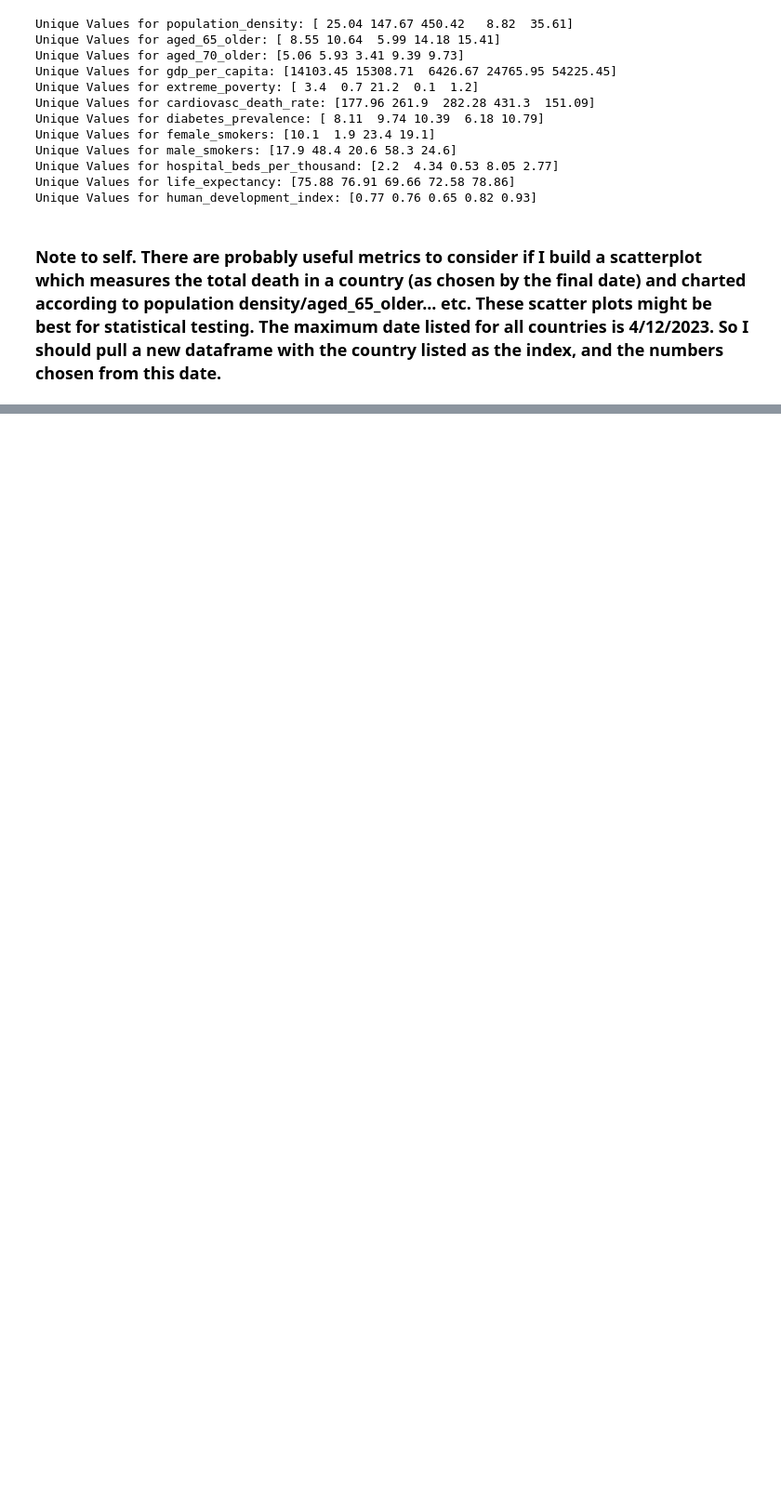
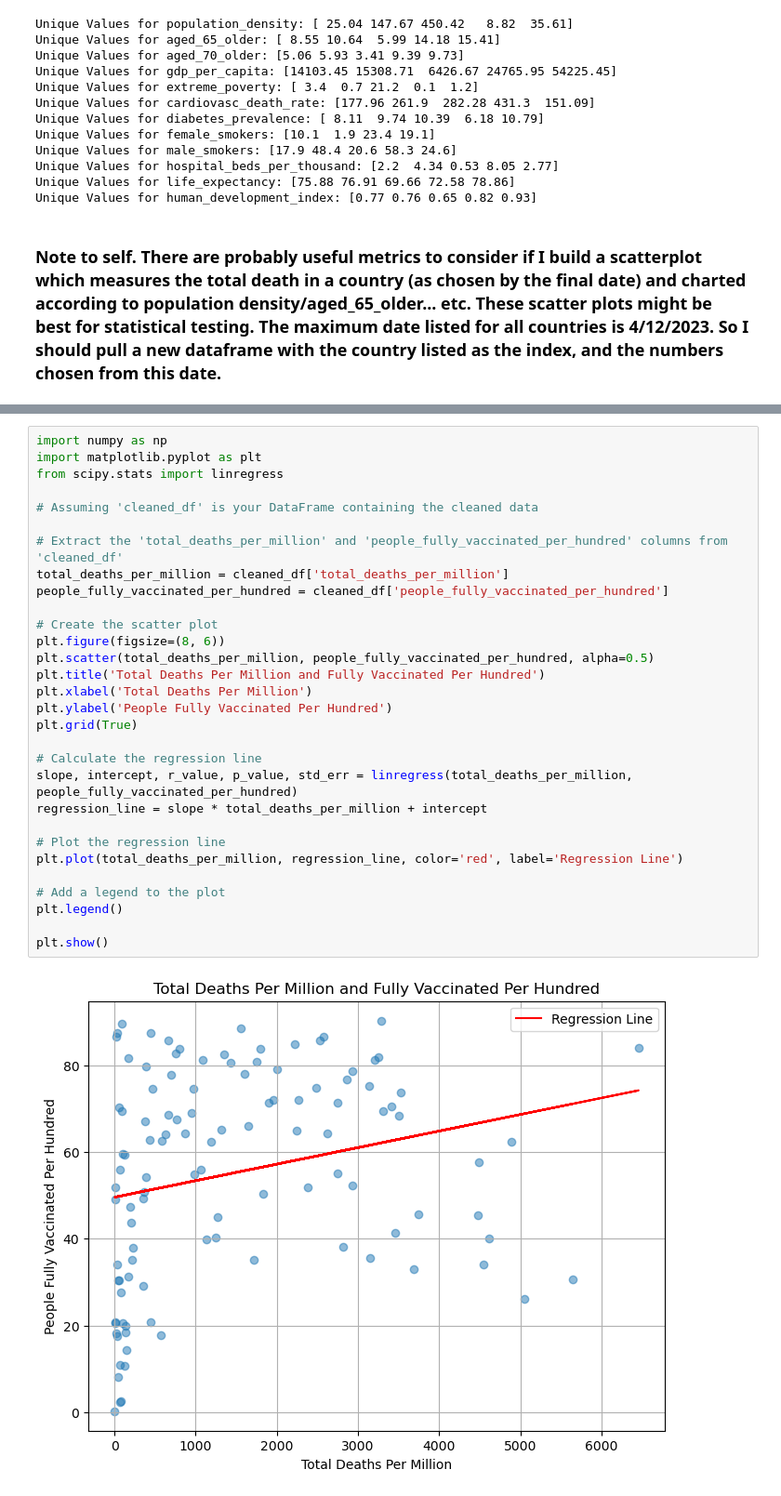
Before and after one commit to tralinde/covid_data_project, a Jupyter notebook: notebooks/main_df.ipynb, the cells around one changed output, grey strips where cells are left out. Shown at 93% size. Cells and saved outputs as stored; diff of their text form; blank space fills up the shorter version.

Commit message:
Completed EDA, mapping out directions for hypothesis testing and regression.

```diff
--- a/notebooks/main_df.ipynb
+++ b/notebooks/main_df.ipynb
@@ -188,0 +407,32 @@ Unique Values for human_development_index: [0.77 0.76 0.65 0.82 0.93]
+# %%
+import numpy as np
+import matplotlib.pyplot as plt
+from scipy.stats import linregress
+
+# Assuming 'cleaned_df' is your DataFrame containing the cleaned data
+
+# Extract the 'total_deaths_per_million' and 'people_fully_vaccinated_per_hundred' columns from 'cleaned_df'
+total_deaths_per_million = cleaned_df['total_deaths_per_million']
+people_fully_vaccinated_per_hundred = cleaned_df['people_fully_vaccinated_per_hundred']
+
+# Create the scatter plot
+plt.figure(figsize=(8, 6))
+plt.scatter(total_deaths_per_million, people_fully_vaccinated_per_hundred, alpha=0.5)
+plt.title('Total Deaths Per Million and Fully Vaccinated Per Hundred')
+plt.xlabel('Total Deaths Per Million')
+plt.ylabel('People Fully Vaccinated Per Hundred')
+plt.grid(True)
+
+# Calculate the regression line
+slope, intercept, r_value, p_value, std_err = linregress(total_deaths_per_million, people_fully_vaccinated_per_hundred)
+regression_line = slope * total_deaths_per_million + intercept
+
+# Plot the regression line
+plt.plot(total_deaths_per_million, regression_line, color='red', label='Regression Line')
+
+# Add a legend to the plot
+plt.legend()
+
+plt.show()
+# %% [output]
+[figure, added]
```
Also changed, not shown: parts of 22 cells of this notebook, 2 other files.
